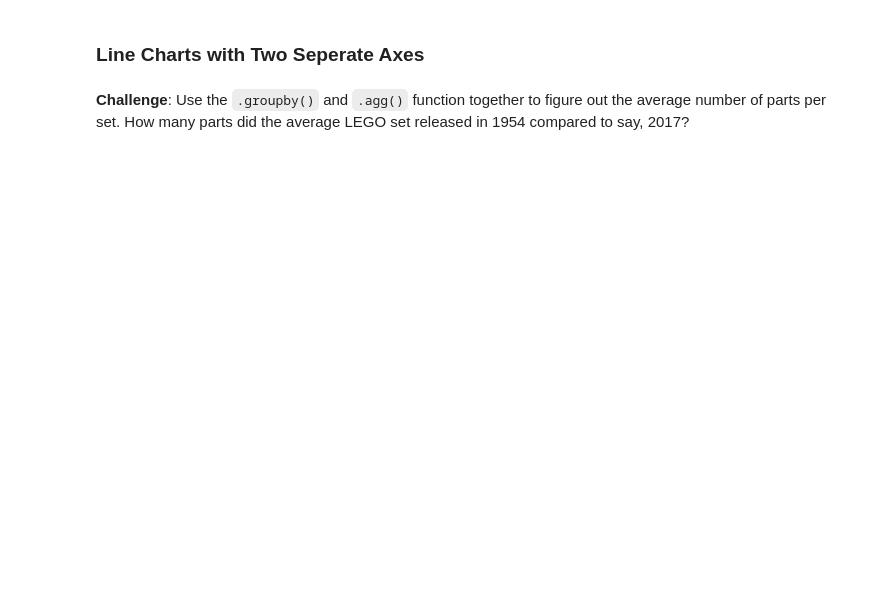
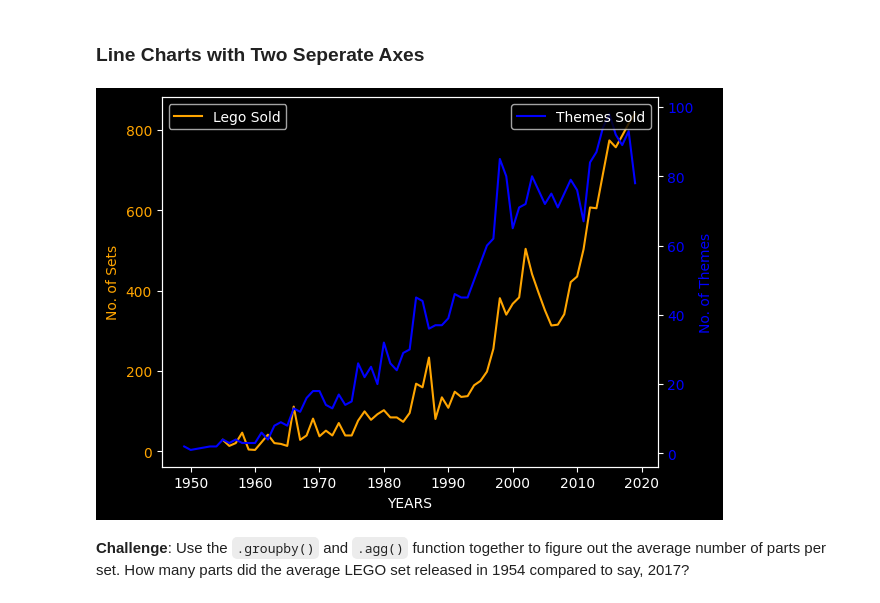
Before and after one commit to ahmedyar7/Data-Science-Projects, a Jupyter notebook: LEGOs Data Set/main.ipynb, the cells around one changed output. Saved outputs shown, nothing was run; the diff lists cells and outputs as text; code cells hidden in the pictures; blank space fills up the shorter version.

```diff
--- a/LEGOs Data Set/main.ipynb
+++ b/LEGOs Data Set/main.ipynb
@@ -157,4 +241,34 @@ Let's work out the number of different themes shipped by year. This means we hav
 # %% [markdown]
 ### Line Charts with Two Seperate Axes
+# %%
+axis1 = plt.gca()  # -> Gets the current Axis
+axis2 = axis1.twinx()  # -> Create anothe axis
+
+
+x_cor1 = lego_released[4:-2].index
+y_cor1 = lego_released[4:-2].set_num
+
+x_cor2 = unique_themes_df.index[:-2]
+y_cor2 = unique_themes_df.theme_id[:-2]
+
+
+axis1.plot(x_cor1, y_cor1, color="orange", label="Lego Sold")  # -> Plotting First Graph
+axis1.set_xlabel("YEARS")
+axis1.set_ylabel("No. of Sets", color="orange")
+axis1.tick_params(axis="y", labelcolor="orange")
+
+
+axis2.plot(x_cor2, y_cor2, color="b", label="Themes Sold")  # -> Plotting 2nd Graph
+axis2.set_xlabel("YEARS")
+axis2.set_ylabel("No. of Themes", color="b")
+axis2.tick_params(axis="y", labelcolor="b")
+
+axis1.legend(loc="upper left")
+axis2.legend(loc="upper right")
+
+
+plt.show()
+# %% [output]
+[figure, added]
 # %% [markdown]
 **Challenge**: Use the <code>.groupby()</code> and <code>.agg()</code> function together to figure out the average number of parts per set. How many parts did the average LEGO set released in 1954 compared to say, 2017?
```
Also changed, not shown: parts of 11 cells of this notebook.
